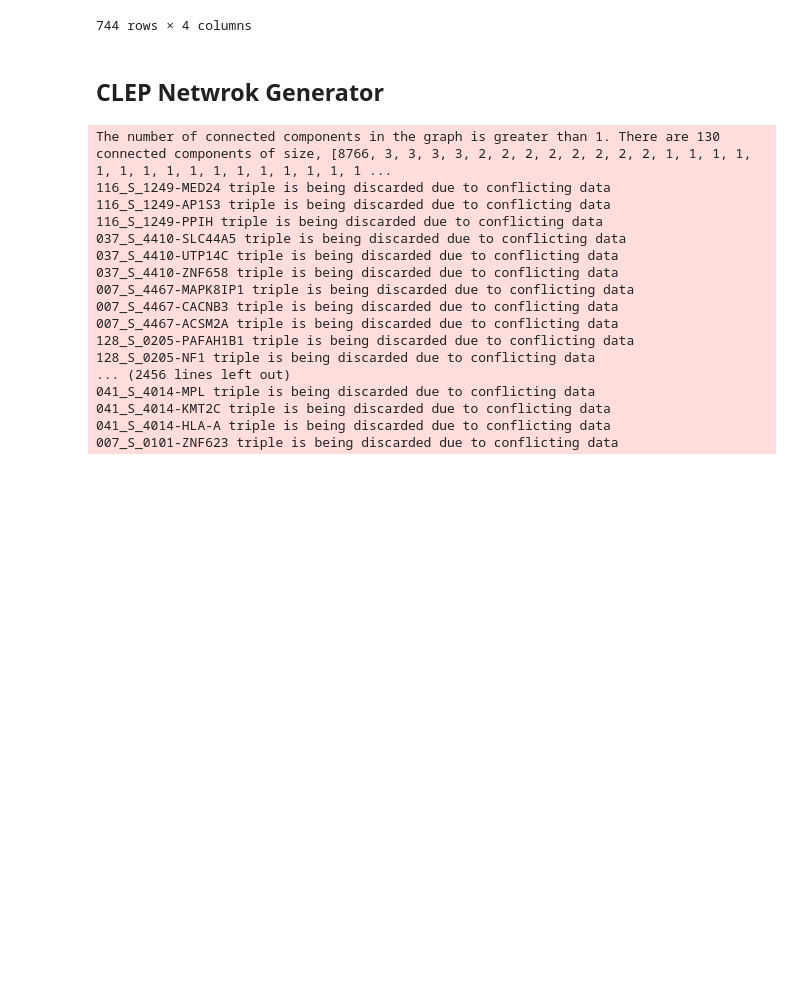
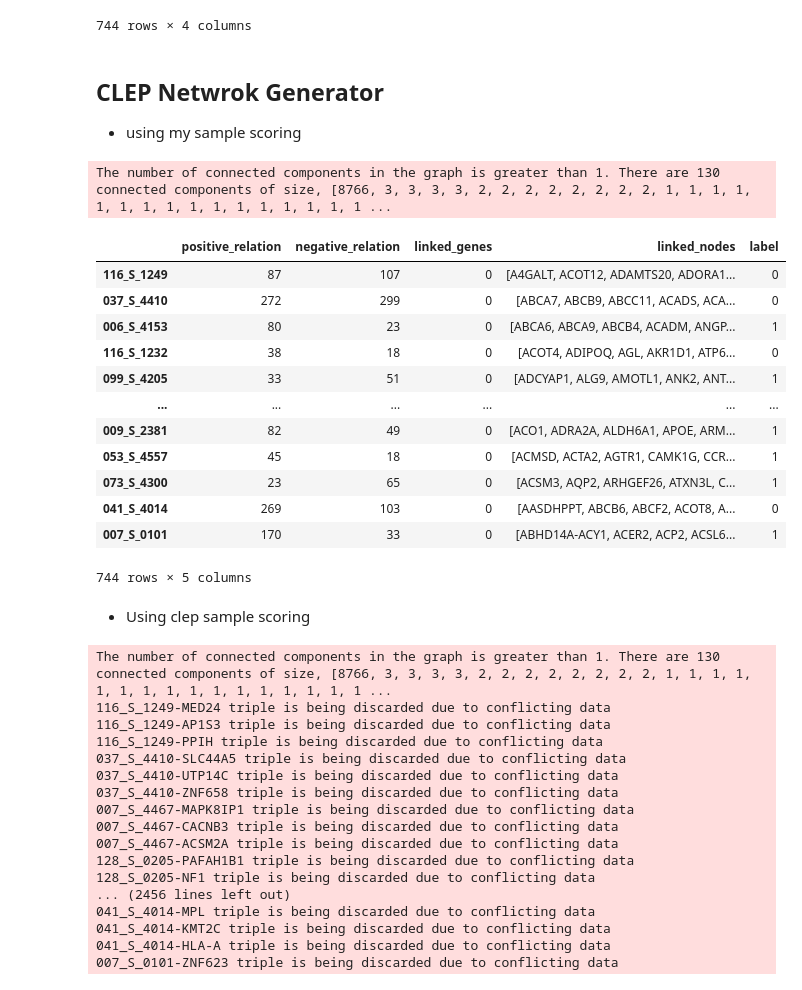
Before and after one commit to Xiaoxuan-Yu-ty/HybridKG, a Jupyter notebook: CLEP_repeat/repeat_resource.ipynb, the cells around one changed output. Saved outputs shown, nothing was run; the diff lists cells and outputs as text; code cells hidden in the pictures; blank space fills up the shorter version.

```diff
--- a/CLEP_repeat/repeat_resource.ipynb
+++ b/CLEP_repeat/repeat_resource.ipynb
@@ -308,4 +324,31 @@ summary_clep_ecdf1
 744 rows × 4 columns
 # %% [markdown]
 ## CLEP Netwrok Generator
++ using my sample scoring
+# %%
+from CLEP_repeat.embedding.network_generator import do_graph_gen
+graph_clep_myecdf, summary_clep_myecdf, linked_genes = do_graph_gen(data=my_scoring_ecdf1,
+                                                      network_gen_method='interaction_network',
+                                                      kg_data=ppi_kg,
+                                                      summary=True)
+# %% [output]
+The number of connected components in the graph is greater than 1. There are 130 connected components of size, [8766, 3, 3, 3, 3, 2, 2, 2, 2, 2, 2, 2, 2, 1, 1, 1, 1, 1, 1, 1, 1, 1, 1, 1, 1, 1, 1, 1, 1 ...
+# %%
+summary_clep_myecdf
+# %% [output]
+|  | positive_relation | negative_relation | linked_genes | linked_nodes | label |
+| 116_S_1249 | 87 | 107 | 0 | [A4GALT, ACOT12, ADAMTS20, ADORA1... | 0 |
+| 037_S_4410 | 272 | 299 | 0 | [ABCA7, ABCB9, ABCC11, ACADS, ACA... | 0 |
+| 006_S_4153 | 80 | 23 | 0 | [ABCA6, ABCA9, ABCB4, ACADM, ANGP... | 1 |
+| 116_S_1232 | 38 | 18 | 0 | [ACOT4, ADIPOQ, AGL, AKR1D1, ATP6... | 0 |
+| 099_S_4205 | 33 | 51 | 0 | [ADCYAP1, ALG9, AMOTL1, ANK2, ANT... | 1 |
+| ... | ... | ... | ... | ... | ... |
+| 009_S_2381 | 82 | 49 | 0 | [ACO1, ADRA2A, ALDH6A1, APOE, ARM... | 1 |
+| 053_S_4557 | 45 | 18 | 0 | [ACMSD, ACTA2, AGTR1, CAMK1G, CCR... | 1 |
+| 073_S_4300 | 23 | 65 | 0 | [ACSM3, AQP2, ARHGEF26, ATXN3L, C... | 1 |
+| 041_S_4014 | 269 | 103 | 0 | [AASDHPPT, ABCB6, ABCF2, ACOT8, A... | 0 |
+| 007_S_0101 | 170 | 33 | 0 | [ABHD14A-ACY1, ACER2, ACP2, ACSL6... | 1 |
+744 rows × 5 columns
+# %% [markdown]
++ Using clep sample scoring
 # %%
```
Also changed, not shown: parts of 9 cells of this notebook, 2 other files.
